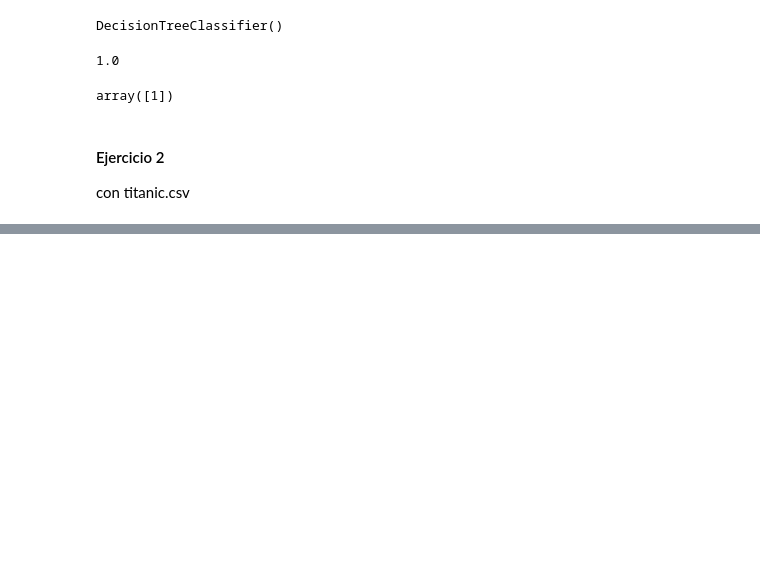
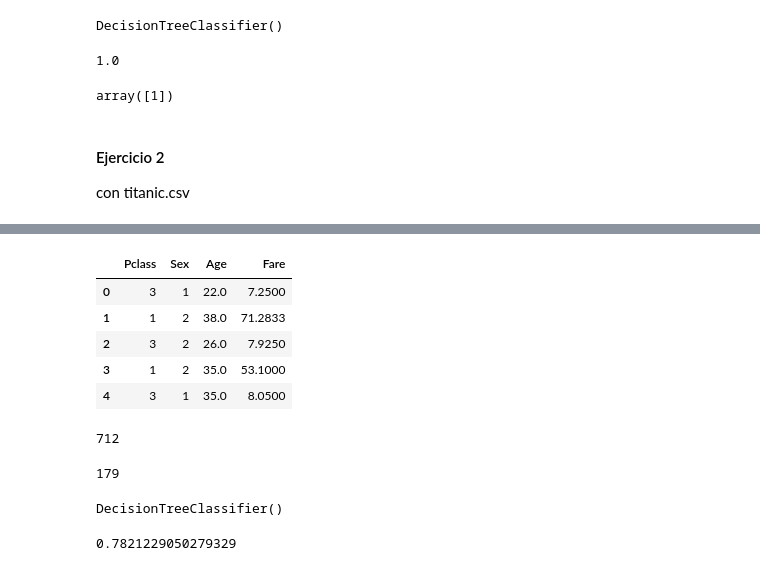
Before and after one commit to Eva02Daruma/Preparacion-prueba-2-IA, a Jupyter notebook: prepArbolDecision.ipynb, the cells around one changed output, grey strips where cells are left out. Drawn from its saved outputs; the diff is of its cells as text; code cells hidden in the pictures; blank space fills up the shorter version.

```diff
--- a/prepArbolDecision.ipynb
+++ b/prepArbolDecision.ipynb
@@ -142,0 +184,11 @@ con titanic.csv
+# %%
+inputs.Age = inputs.Age.fillna(inputs.Age.mean())
+# %%
+inputs.head()
+# %% [output]
+|  | Pclass | Sex | Age | Fare |
+| 0 | 3 | 1 | 22.0 | 7.2500 |
+| 1 | 1 | 2 | 38.0 | 71.2833 |
+| 2 | 3 | 2 | 26.0 | 7.9250 |
+| 3 | 1 | 2 | 35.0 | 53.1000 |
+| 4 | 3 | 1 | 35.0 | 8.0500 |
@@ -142,0 +199,20 @@ con titanic.csv
+# %%
+len(x_train)
+# %% [output]
+712
+# %%
+len(x_test)
+# %% [output]
+179
+# %%
+from sklearn import tree
+
+model = tree.DecisionTreeClassifier()
+
+model.fit(x_train,y_train)
+# %% [output]
+DecisionTreeClassifier()
+# %%
+model.score(x_test,y_test)
+# %% [output]
+0.7821229050279329
```
Also changed, not shown: parts of 7 cells of this notebook, 2 other files.
